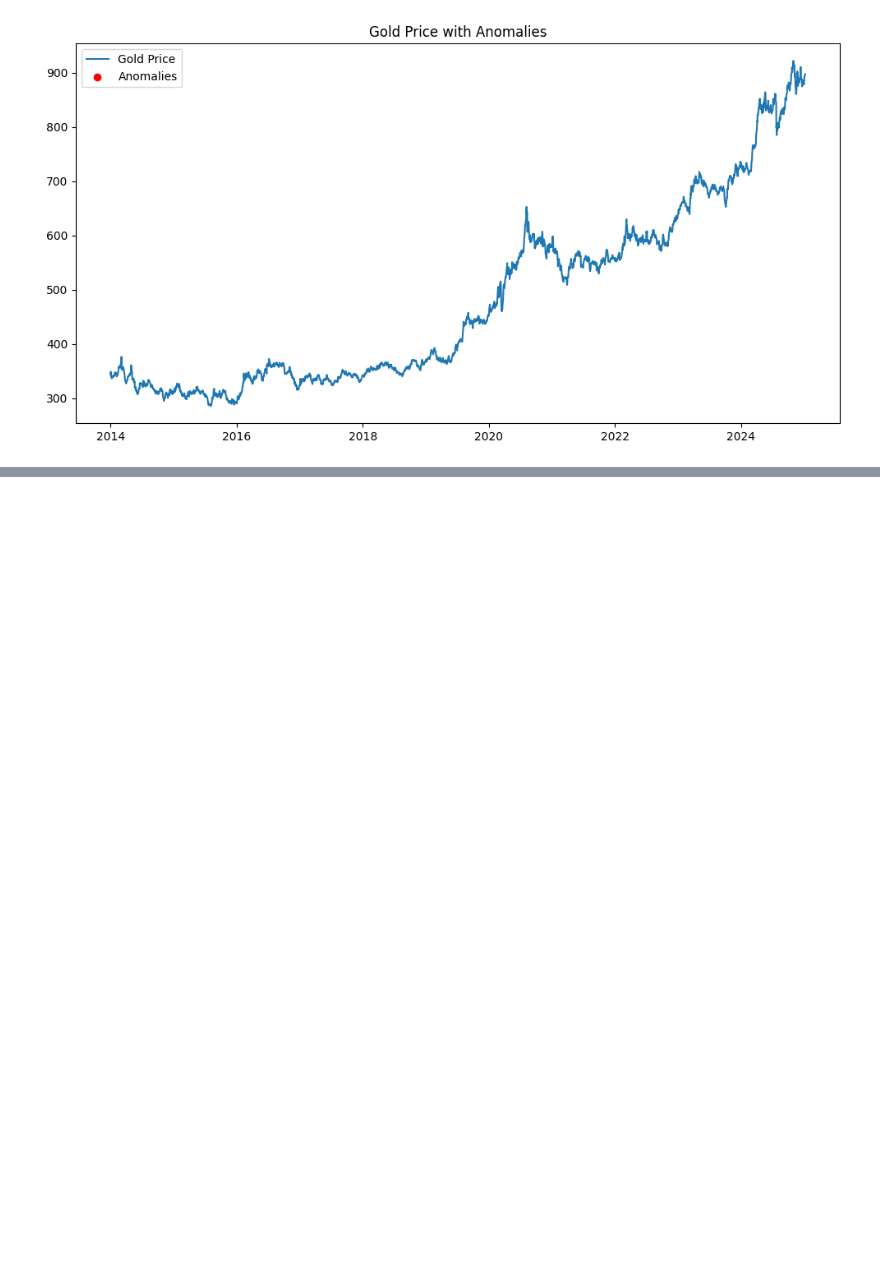
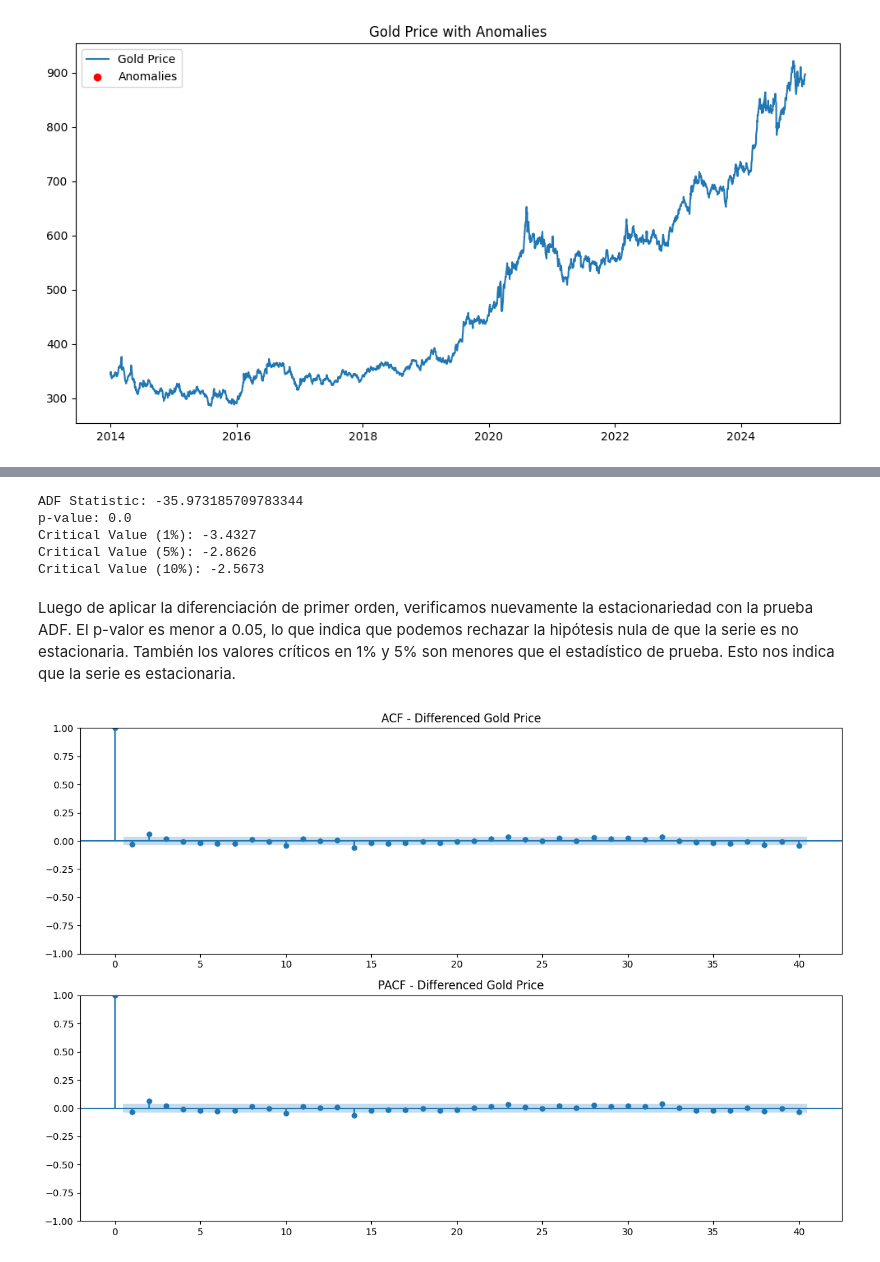
Before and after one commit to jariel17/time-series-analysis-gold, a Jupyter notebook: eda.ipynb, the cells around one changed output, grey strips where cells are left out. Cells and saved outputs as stored; diff of their text form; code cells hidden in the pictures; blank space fills up the shorter version.

```diff
--- a/eda.ipynb
+++ b/eda.ipynb
@@ -127,0 +289,4 @@ plt.show()
+# %%
+gold_dataset['Price_diff'] = gold_dataset['Price'].diff()
+price_diff = gold_dataset['Price_diff'].dropna()
+print(price_diff.head())
@@ -127,0 +301,30 @@ plt.show()
+# %%
+adf_result_diff = adfuller(price_diff)
+
+print("ADF Statistic:", adf_result_diff[0])
+print("p-value:", adf_result_diff[1])
+for key, value in adf_result_diff[4].items():
+    print(f'Critical Value ({key}): {value:.4f}')
+# %% [output]
+ADF Statistic: -35.973185709783344
+p-value: 0.0
+Critical Value (1%): -3.4327
+Critical Value (5%): -2.8626
+Critical Value (10%): -2.5673
+# %% [markdown]
+Luego de aplicar la diferenciación de primer orden, verificamos nuevamente la estacionariedad con la prueba ADF. El p-valor es menor a 0.05, lo que indica que podemos rechazar la hipótesis nula de que la serie es no estacionaria. También los valores críticos en 1% y 5% son menores que el estadístico de prueba. Esto nos indica que la serie es estacionaria.
+# %%
+fig, axs = plt.subplots(2, 1, figsize=(12, 8))
+
+# ACF plot (for MA terms)
+plot_acf(price_diff, ax=axs[0], lags=40)
+axs[0].set_title('ACF - Differenced Gold Price')
+
+# PACF plot (for AR terms)
+plot_pacf(price_diff, ax=axs[1], lags=40, method='ywm')
+axs[1].set_title('PACF - Differenced Gold Price')
+
+plt.tight_layout()
+plt.show()
+# %% [output]
+[figure, added]
```
Also changed, not shown: parts of 32 cells of this notebook.
